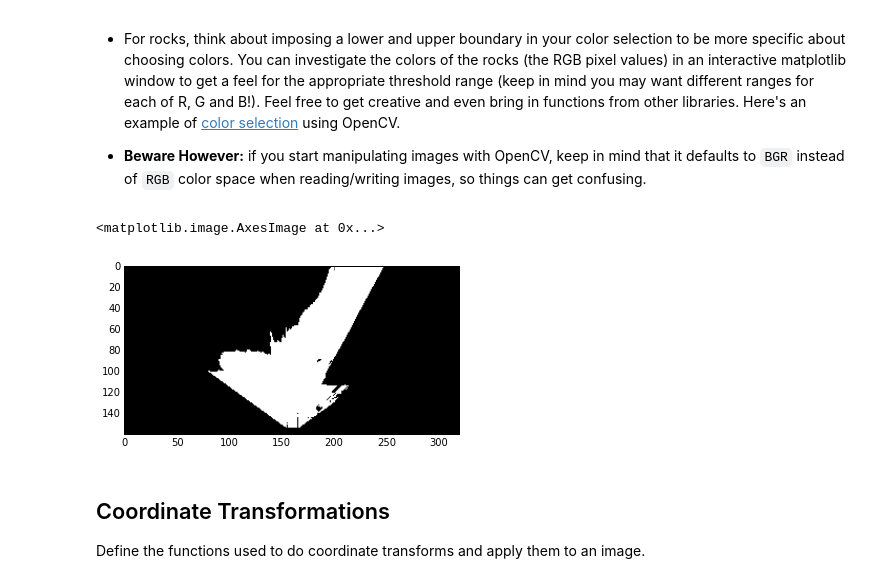
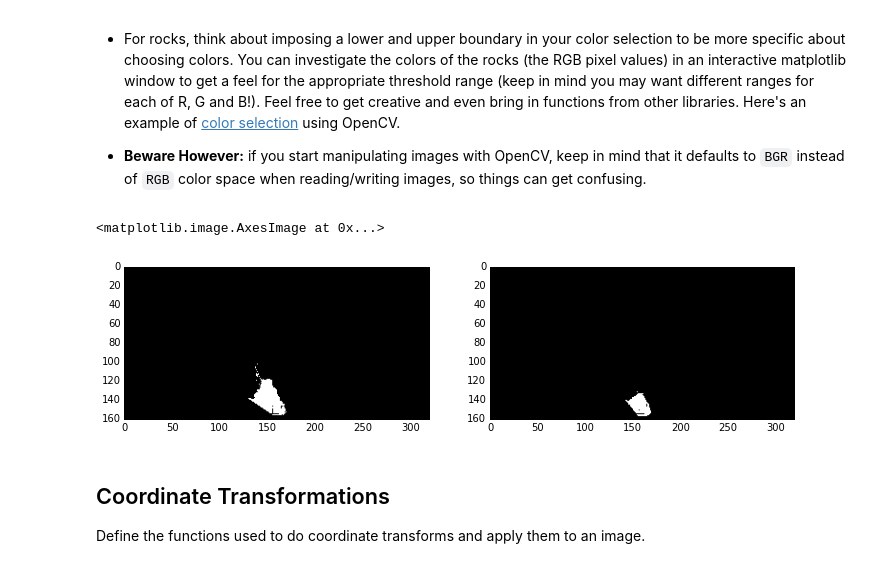
Before and after one commit to yokuba/rover-project, a Jupyter notebook: code/Rover_Project_Test_Notebook.ipynb, the cells around one changed output. Saved outputs shown, nothing was run; the diff lists cells and outputs as text; code cells hidden in the pictures.

```diff
--- a/code/Rover_Project_Test_Notebook.ipynb
+++ b/code/Rover_Project_Test_Notebook.ipynb
@@ -62,6 +62,17 @@ plt.subplot(121)
 plt.imshow(grid_img)
 plt.subplot(122)
 plt.imshow(rock_img)
+
+example_grid_1 = '../calibration_images/calibration_ground.jpg'
+example_rock_1 = '../calibration_images/calibration_rock.jpg'
+grid_img_1 = mpimg.imread(example_grid_1)
+rock_img_1 = mpimg.imread(example_rock_1)
+
+fig = plt.figure(figsize=(12,3))
+plt.subplot(121)
+plt.imshow(grid_img_1)
+plt.subplot(122)
+plt.imshow(rock_img_1)
 # %% [output]
 <matplotlib.image.AxesImage at 0x...>
 [figure]
@@ -122,26 +149,33 @@ Define the color thresholding function from the lesson and apply it to the warpe
 # %%
 # Identify pixels above the threshold
 # Threshold of RGB > 160 does a nice job of identifying ground pixels only
 def color_thresh(img, rgb_thresh=(160, 160, 160)):
     # Create an array of zeros same xy size as img, but single channel
     color_select = np.zeros_like(img[:,:,0])
     # Require that each pixel be above all three threshold values in RGB
     # above_thresh will now contain a boolean array with "True"
     # where threshold was met
     above_thresh = (img[:,:,0] > rgb_thresh[0]) \
                 & (img[:,:,1] > rgb_thresh[1]) \
                 & (img[:,:,2] > rgb_thresh[2])
     # Index the array of zeros with the boolean array and set to 1
     color_select[above_thresh] = 1
     # Return the binary image
     return color_select
+fig = plt.figure(figsize=(12,9))
+threshed = color_thresh(warped)
+plt.subplot(221)
+plt.imshow(threshed, cmap='gray')
 
-threshed = color_thresh(warped)
-plt.imshow(threshed, cmap='gray')
+threshed_1 = color_thresh(warped_1)
+plt.subplot(222)
+plt.imshow(threshed_1, cmap='gray')
+
+
 #scipy.misc.imsave('../output/warped_threshed.jpg', threshed*255)
 # %% [output]
 <matplotlib.image.AxesImage at 0x...>
-[figure, old version]
+[figure, new version]
 # %% [markdown]
 ## Coordinate Transformations
 Define the functions used to do coordinate transforms and apply them to an image.
```
Also changed, not shown: parts of 5 cells of this notebook.
